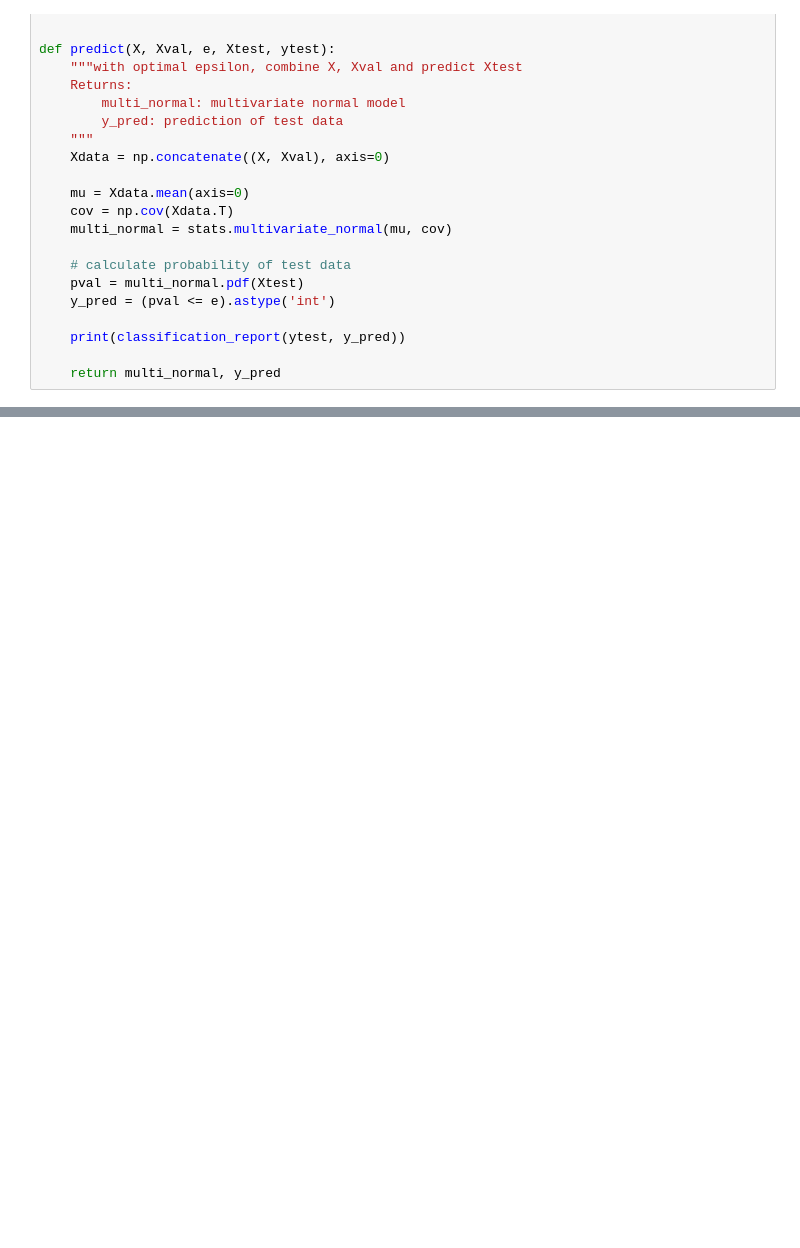
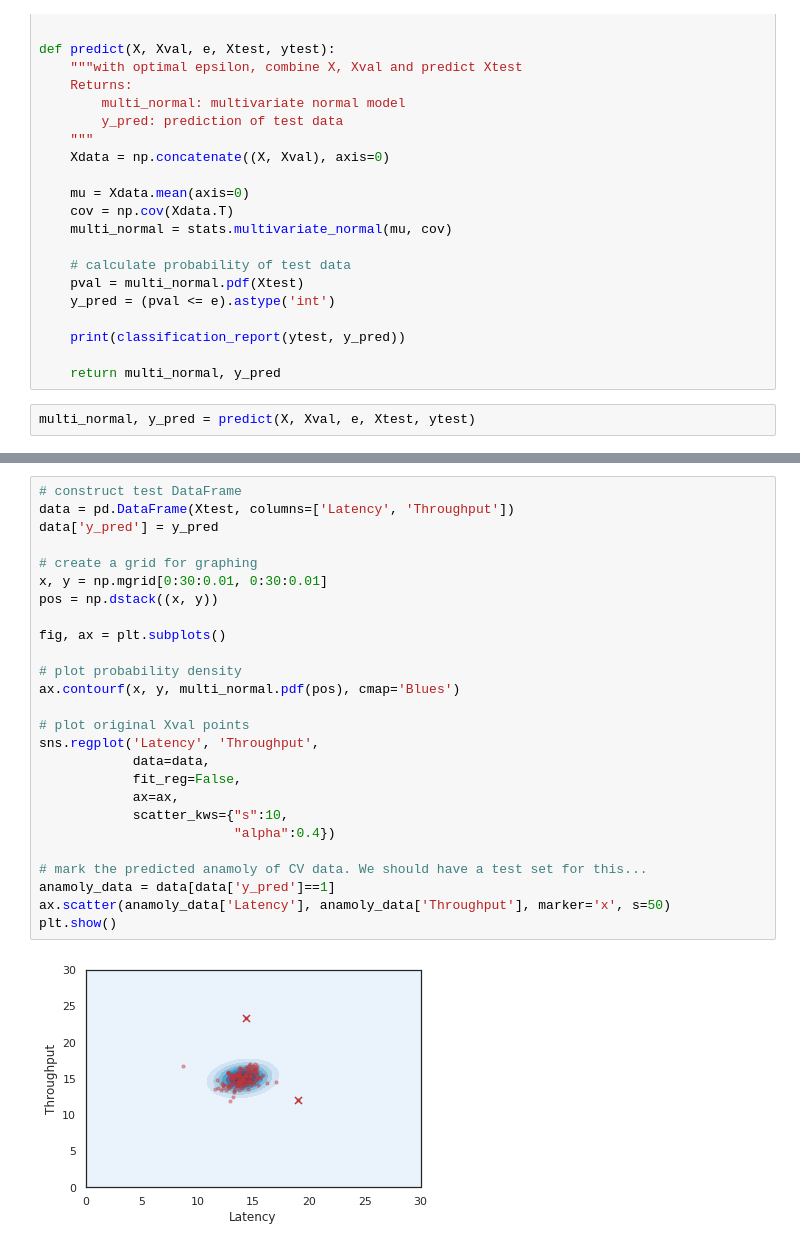
Before and after one commit to xiaochengJF/MachineLearning, a Jupyter notebook: Ex_8_Anomaly_Detection_&_Recommendation.ipynb, the cells around one changed output, grey strips where cells are left out. Cells and saved outputs as stored; diff of their text form; blank space fills up the shorter version.

```diff
--- a/Ex_8_Anomaly_Detection_&_Recommendation.ipynb
+++ b/Ex_8_Anomaly_Detection_&_Recommendation.ipynb
@@ -232,3 +232,5 @@ def predict(X, Xval, e, Xtest, ytest):
     print(classification_report(ytest, y_pred))
 
     return multi_normal, y_pred
+# %%
+multi_normal, y_pred = predict(X, Xval, e, Xtest, ytest)
@@ -234,0 +246,28 @@ def predict(X, Xval, e, Xtest, ytest):
+# %%
+# construct test DataFrame
+data = pd.DataFrame(Xtest, columns=['Latency', 'Throughput'])
+data['y_pred'] = y_pred
+
+# create a grid for graphing
+x, y = np.mgrid[0:30:0.01, 0:30:0.01]
+pos = np.dstack((x, y))
+
+fig, ax = plt.subplots()
+
+# plot probability density
+ax.contourf(x, y, multi_normal.pdf(pos), cmap='Blues')
+
+# plot original Xval points
+sns.regplot('Latency', 'Throughput',
+            data=data,
+            fit_reg=False,
+            ax=ax,
+            scatter_kws={"s":10,
+                         "alpha":0.4})
+
+# mark the predicted anamoly of CV data. We should have a test set for this...
+anamoly_data = data[data['y_pred']==1]
+ax.scatter(anamoly_data['Latency'], anamoly_data['Throughput'], marker='x', s=50)
+plt.show()
+# %% [output]
+[figure, added]
```
Also changed, not shown: parts of 40 cells of this notebook.
